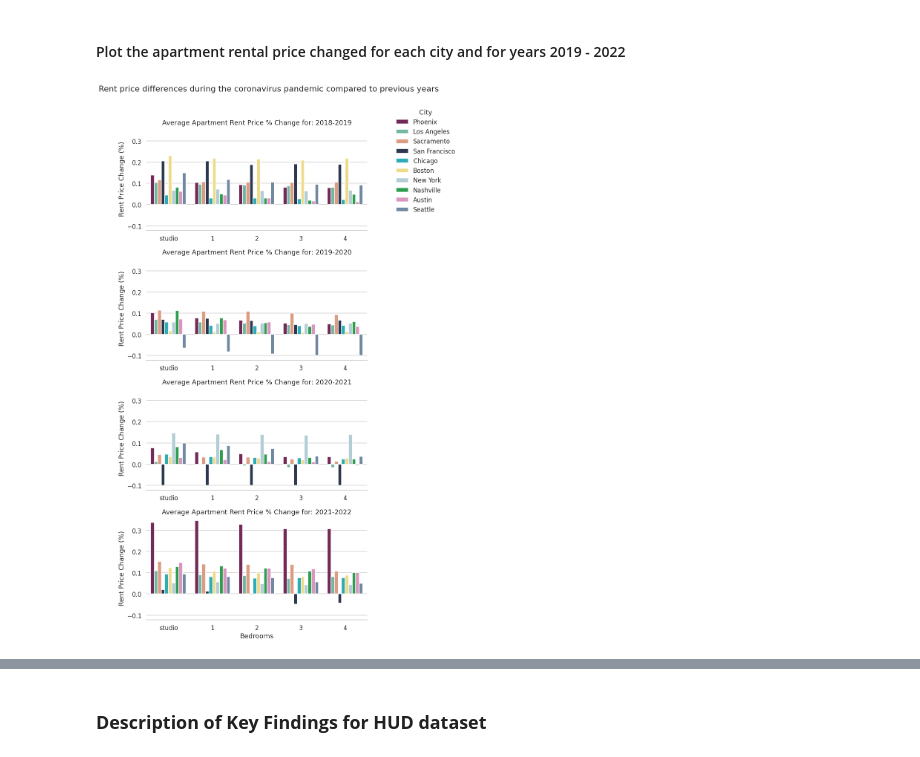
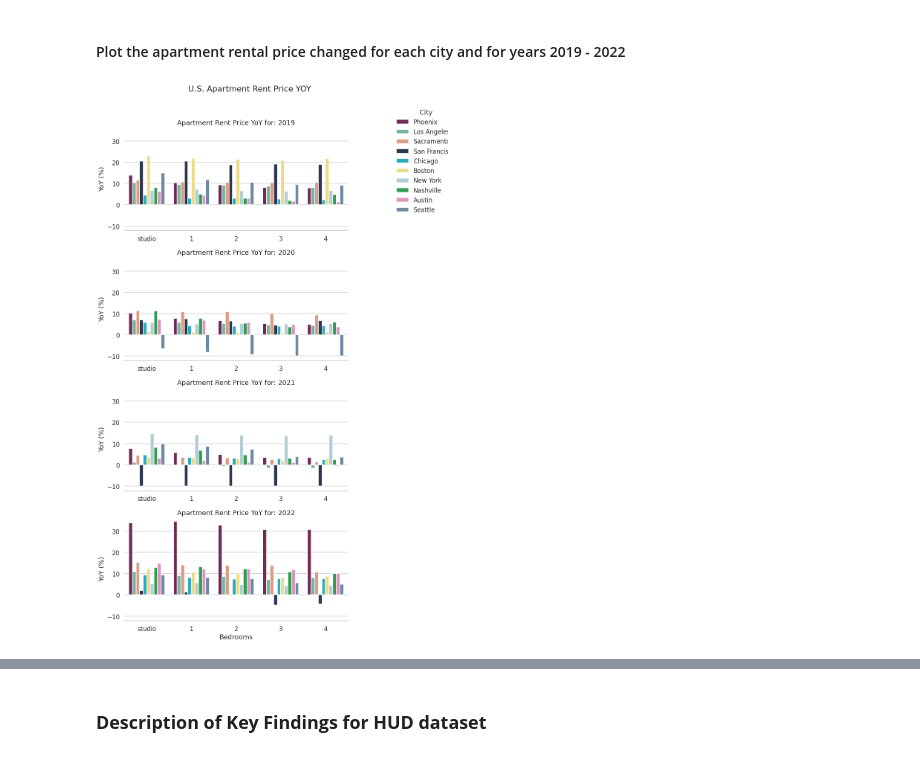
Before and after one commit to Keren-Neeq/DS4A-Team1, a Jupyter notebook: notebooks/Team1_EDA.ipynb, the cells around one changed output, grey strips where cells are left out. Cells and saved outputs as stored; diff of their text form; code cells hidden in the pictures.

Commit message:
updated visualizations

```diff
--- a/notebooks/Team1_EDA.ipynb
+++ b/notebooks/Team1_EDA.ipynb
@@ -274,0 +500,13 @@ merged_df
+# %%
+years = {'19': '2019',
+         '20':'2020',
+         '21':'2021',
+         '22':'2022'
+         }
+
+yearly_df['Year'] = yearly_df['Year'].map(years)
+# %%
+yearly_df = yearly_df[['City', 'State', 'Bedrooms','Year',
+                       'Avg Rent', 'Change', 'YoY', '2Y Change',
+                       'Yo2Y', '3Y Change', 'Yo3Y', '4Y Change', 'Yo4Y']]
+yearly_df.head()
@@ -274,0 +520,12 @@ merged_df
+# %%
+# Round values to percentages and round to 2 decimal places
+
+yearly_df['YoY'] = np.around(yearly_df['YoY'] * 100, decimals=2)
+yearly_df['Yo2Y'] = np.around(yearly_df['Yo2Y'] * 100, decimals=2)
+yearly_df['Yo3Y'] = np.around(yearly_df['Yo3Y'] * 100, decimals=2)
+yearly_df['Yo4Y'] = np.around(yearly_df['Yo4Y'] * 100, decimals=2)
+# %%
+# Convert numbers from float to int
+yearly_df['2Y Change'] = yearly_df['2Y Change'].astype('Int64')
+yearly_df['3Y Change'] = yearly_df['3Y Change'].astype('Int64')
+yearly_df['4Y Change'] = yearly_df['4Y Change'].astype('Int64')
@@ -491,17 +773,18 @@ zillow_sale_price
 # %%
 colors = ["#7e1e59","#66c2a5","#ea9675","#263655","#17becf","#ffe579","#add0d8","#1ab048","#e78ac3","#668aaa"]
 sns.set_palette(sns.color_palette(colors))
 
-f = sns.catplot(data = merged_df, x = 'Bedroom', y= 'Percent Difference', kind = 'bar', col = 'Year', hue = 'City',
+f = sns.catplot(data=yearly_df, x ='Bedrooms', y='YoY', kind='bar', col = 'Year', hue ='City',
             col_wrap= 1, sharex = False, height=5, aspect = 2)
+
 f.despine(left=True)
-f.fig.suptitle("Rent price differences during the coronavirus pandemic compared to previous years", y=1.05)
-f.set_titles("Average Apartment Rent Price % Change for: {col_name}")
-f.set_axis_labels('Bedrooms','Rent Price Change (%)')
+f.fig.suptitle("U.S. Apartment Rent Price YOY", y=1.05)
+f.set_titles("Apartment Rent Price YoY for: {col_name}")
+f.set_axis_labels('Bedrooms','YoY (%)')
 f.set_xticklabels(rotation = 'horizontal')
 sns.move_legend(f, "center right",frameon=False, bbox_to_anchor = (1.1,0.9))
 
 plt.show()
 # %% [output]
-[figure, old version]
+[figure, new version]
 # %%
```
Also changed, not shown: parts of 58 cells of this notebook.
